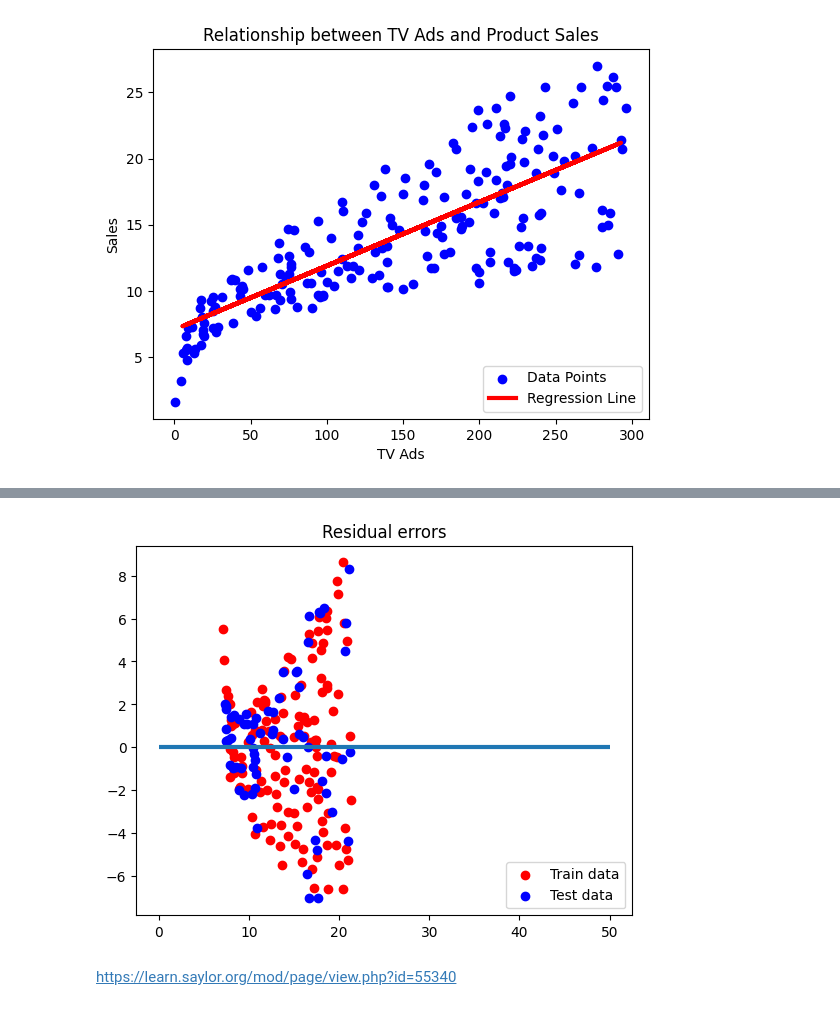
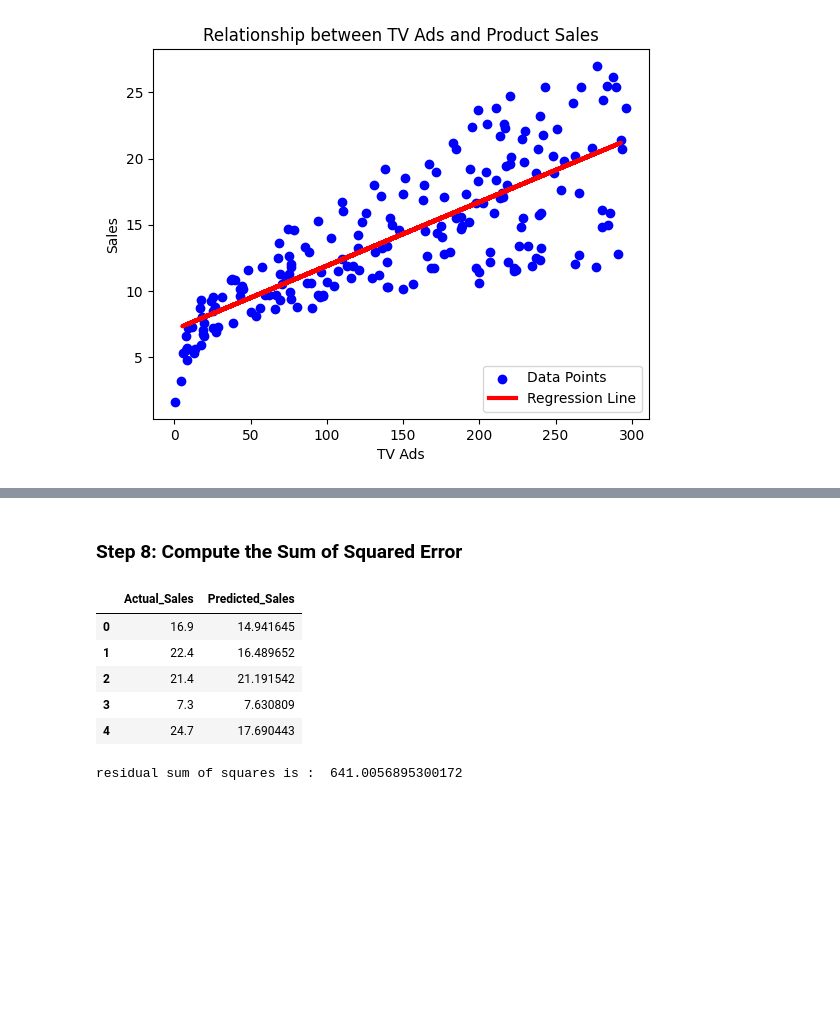
Before and after one commit to robitussin/CCINSYSL, a Jupyter notebook: 4 - Simple Linear Regression/implementation/tv-advertisement.ipynb, the cells around one changed output, grey strips where cells are left out. Saved outputs shown, nothing was run; the diff lists cells and outputs as text; code cells hidden in the pictures; blank space fills up the shorter version.

```diff
--- a/4 - Simple Linear Regression/implementation/tv-advertisement.ipynb
+++ b/4 - Simple Linear Regression/implementation/tv-advertisement.ipynb
@@ -177,11 +150,25 @@ plt.show()
-# %%
-plt.scatter(lr_model.predict(X_train), lr_model.predict(X_train) - y_train, color = 'red', label = 'Train data')
-plt.scatter(lr_model.predict(X_test), lr_model.predict(X_test) - y_test, color = 'blue', label = 'Test data')
-plt.hlines(xmin = 0, xmax = 50, y = 0, linewidth = 3)
-plt.title('Residual errors')
-plt.legend(loc = 4)
-plt.show()
-# %% [output]
-[figure, removed]
-# %% [markdown]
-https://learn.saylor.org/mod/page/view.php?id=55340
+# %% [markdown]
+### Step 8: Compute the Sum of Squared Error
+# %%
+# Reshape y_test from a two dimensional array back to a one dimensional array
+y_test = y_test.reshape(-1)
+
+# Reshape y_pred from a two dimensional array back to a one dimensional array
+y_pred = y_pred.reshape(-1)
+
+df1 = pd.DataFrame({'Actual_Sales': y_test, 'Predicted_Sales':y_pred})
+# %%
+df1.head()
+# %% [output]
+|  | Actual_Sales | Predicted_Sales |
+| 0 | 16.9 | 14.941645 |
+| 1 | 22.4 | 16.489652 |
+| 2 | 21.4 | 21.191542 |
+| 3 | 7.3 | 7.630809 |
+| 4 | 24.7 | 17.690443 |
+# %%
+sum_of_squared_errors = str(np.sum(np.square(df1['Predicted_Sales'] - df1['Actual_Sales'])))
+
+print('residual sum of squares is : ', sum_of_squared_errors)
+# %% [output]
+residual sum of squares is :  641.0056895300172
```
Also changed, not shown: parts of 8 cells of this notebook, 2 other files.
